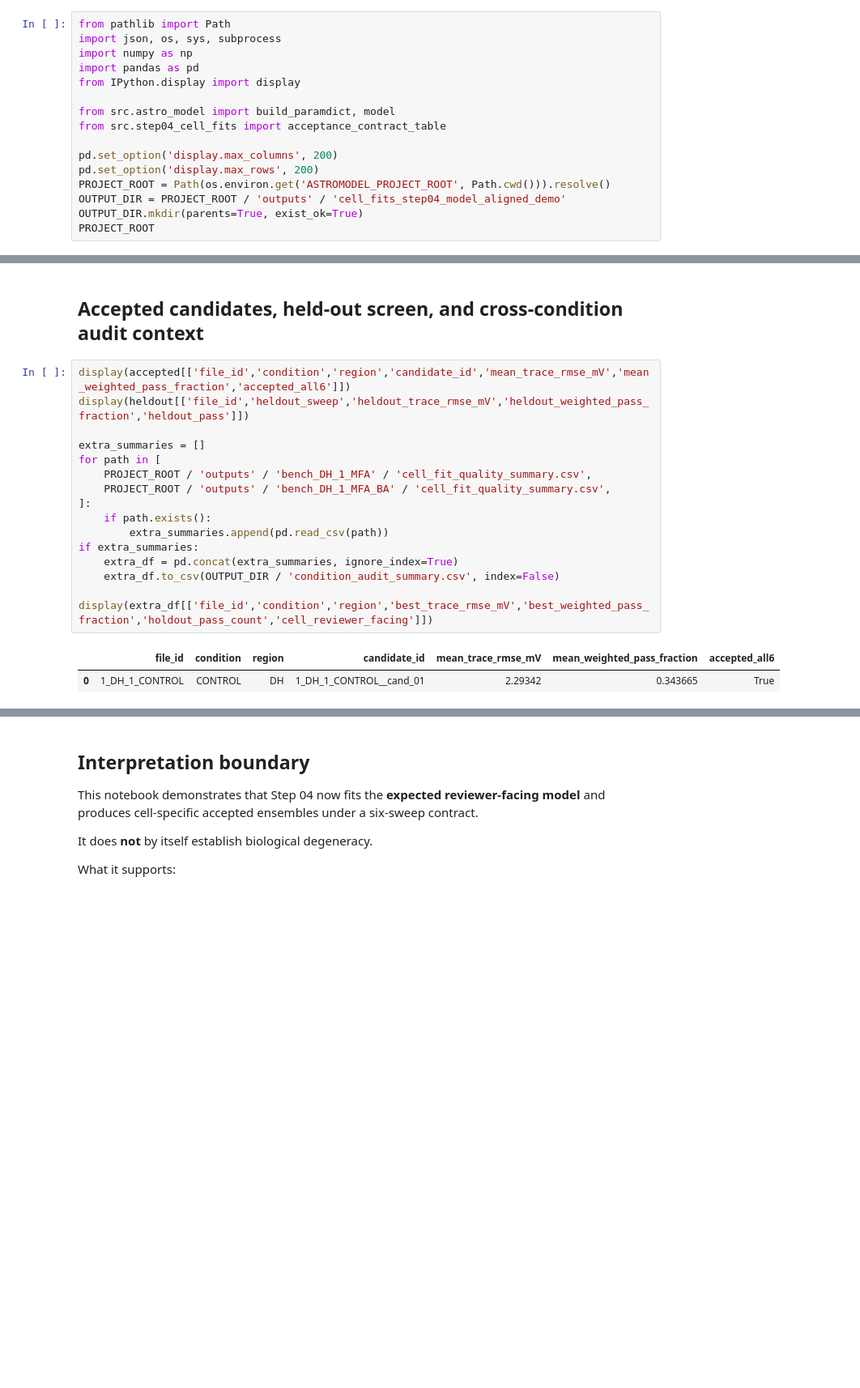
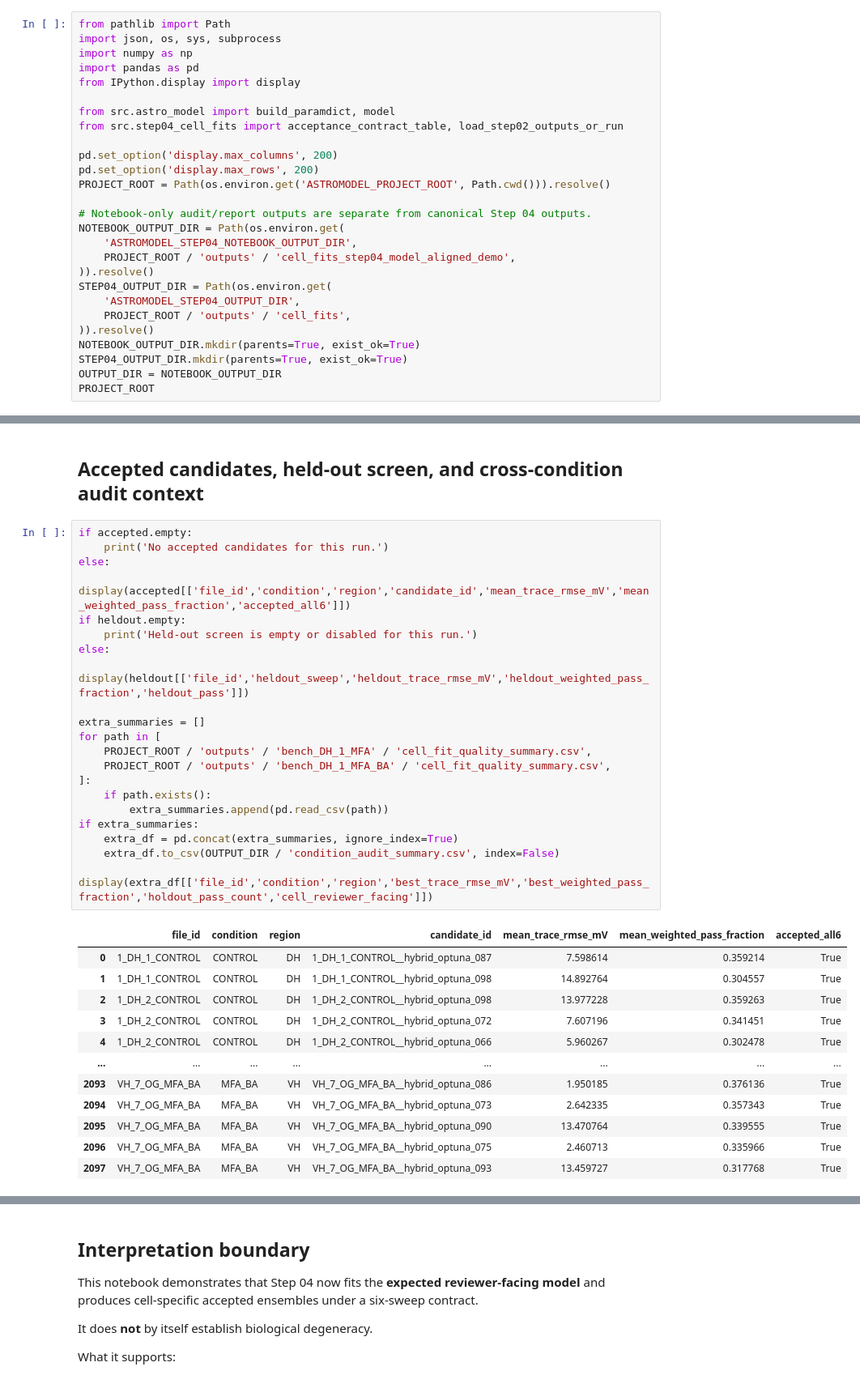
Before and after one commit to doxav/astromodel_proving, a Jupyter notebook: outputs/executed_notebooks/04_cell_specific_six_sweep_fitting.ipynb, the cells around one changed output, grey strips where cells are left out. Shown at 81% size. Saved outputs shown, nothing was run; the diff lists cells and outputs as text; blank space fills up the shorter version.

```diff
--- a/outputs/executed_notebooks/04_cell_specific_six_sweep_fitting.ipynb
+++ b/outputs/executed_notebooks/04_cell_specific_six_sweep_fitting.ipynb
@@ -71,12 +133,23 @@ import pandas as pd
 from IPython.display import display
 
 from src.astro_model import build_paramdict, model
-from src.step04_cell_fits import acceptance_contract_table
+from src.step04_cell_fits import acceptance_contract_table, load_step02_outputs_or_run
 
 pd.set_option('display.max_columns', 200)
 pd.set_option('display.max_rows', 200)
 PROJECT_ROOT = Path(os.environ.get('ASTROMODEL_PROJECT_ROOT', Path.cwd())).resolve()
-OUTPUT_DIR = PROJECT_ROOT / 'outputs' / 'cell_fits_step04_model_aligned_demo'
-OUTPUT_DIR.mkdir(parents=True, exist_ok=True)
+
+# Notebook-only audit/report outputs are separate from canonical Step 04 outputs.
+NOTEBOOK_OUTPUT_DIR = Path(os.environ.get(
+    'ASTROMODEL_STEP04_NOTEBOOK_OUTPUT_DIR',
+    PROJECT_ROOT / 'outputs' / 'cell_fits_step04_model_aligned_demo',
+)).resolve()
+STEP04_OUTPUT_DIR = Path(os.environ.get(
+    'ASTROMODEL_STEP04_OUTPUT_DIR',
+    PROJECT_ROOT / 'outputs' / 'cell_fits',
+)).resolve()
+NOTEBOOK_OUTPUT_DIR.mkdir(parents=True, exist_ok=True)
+STEP04_OUTPUT_DIR.mkdir(parents=True, exist_ok=True)
+OUTPUT_DIR = NOTEBOOK_OUTPUT_DIR
 PROJECT_ROOT
 # %% [output]
@@ -237,20 +435,36 @@ summary
 # %% [markdown]
 ## Accepted candidates, held-out screen, and cross-condition audit context
 # %%
-display(accepted[['file_id','condition','region','candidate_id','mean_trace_rmse_mV','mean_weighted_pass_fraction','accepted_all6']])
-display(heldout[['file_id','heldout_sweep','heldout_trace_rmse_mV','heldout_weighted_pass_fraction','heldout_pass']])
+if accepted.empty:
+    print('No accepted candidates for this run.')
+else:
+    display(accepted[['file_id','condition','region','candidate_id','mean_trace_rmse_mV','mean_weighted_pass_fraction','accepted_all6']])
+if heldout.empty:
+    print('Held-out screen is empty or disabled for this run.')
+else:
+    display(heldout[['file_id','heldout_sweep','heldout_trace_rmse_mV','heldout_weighted_pass_fraction','heldout_pass']])
 
 extra_summaries = []
 for path in [
     PROJECT_ROOT / 'outputs' / 'bench_DH_1_MFA' / 'cell_fit_quality_summary.csv',
     PROJECT_ROOT / 'outputs' / 'bench_DH_1_MFA_BA' / 'cell_fit_quality_summary.csv',
 ]:
     if path.exists():
         extra_summaries.append(pd.read_csv(path))
 if extra_summaries:
     extra_df = pd.concat(extra_summaries, ignore_index=True)
     extra_df.to_csv(OUTPUT_DIR / 'condition_audit_summary.csv', index=False)
     display(extra_df[['file_id','condition','region','best_trace_rmse_mV','best_weighted_pass_fraction','holdout_pass_count','cell_reviewer_facing']])
 # %% [output]
 |  | file_id | condition | region | candidate_id | mean_trace_rmse_mV | mean_weighted_pass_fraction | accepted_all6 |
-| 0 | 1_DH_1_CONTROL | CONTROL | DH | 1_DH_1_CONTROL__cand_01 | 2.29342 | 0.343665 | True |
+| 0 | 1_DH_1_CONTROL | CONTROL | DH | 1_DH_1_CONTROL__hybrid_optuna_087 | 7.598614 | 0.359214 | True |
+| 1 | 1_DH_1_CONTROL | CONTROL | DH | 1_DH_1_CONTROL__hybrid_optuna_098 | 14.892764 | 0.304557 | True |
+| 2 | 1_DH_2_CONTROL | CONTROL | DH | 1_DH_2_CONTROL__hybrid_optuna_098 | 13.977228 | 0.359263 | True |
+| 3 | 1_DH_2_CONTROL | CONTROL | DH | 1_DH_2_CONTROL__hybrid_optuna_072 | 7.607196 | 0.341451 | True |
+| 4 | 1_DH_2_CONTROL | CONTROL | DH | 1_DH_2_CONTROL__hybrid_optuna_066 | 5.960267 | 0.302478 | True |
+| ... | ... | ... | ... | ... | ... | ... | ... |
+| 2093 | VH_7_OG_MFA_BA | MFA_BA | VH | VH_7_OG_MFA_BA__hybrid_optuna_086 | 1.950185 | 0.376136 | True |
+| 2094 | VH_7_OG_MFA_BA | MFA_BA | VH | VH_7_OG_MFA_BA__hybrid_optuna_073 | 2.642335 | 0.357343 | True |
+| 2095 | VH_7_OG_MFA_BA | MFA_BA | VH | VH_7_OG_MFA_BA__hybrid_optuna_090 | 13.470764 | 0.339555 | True |
+| 2096 | VH_7_OG_MFA_BA | MFA_BA | VH | VH_7_OG_MFA_BA__hybrid_optuna_075 | 2.460713 | 0.335966 | True |
+| 2097 | VH_7_OG_MFA_BA | MFA_BA | VH | VH_7_OG_MFA_BA__hybrid_optuna_093 | 13.459727 | 0.317768 | True |
```
Also changed, not shown: parts of 8 cells of this notebook, 56 other files.
